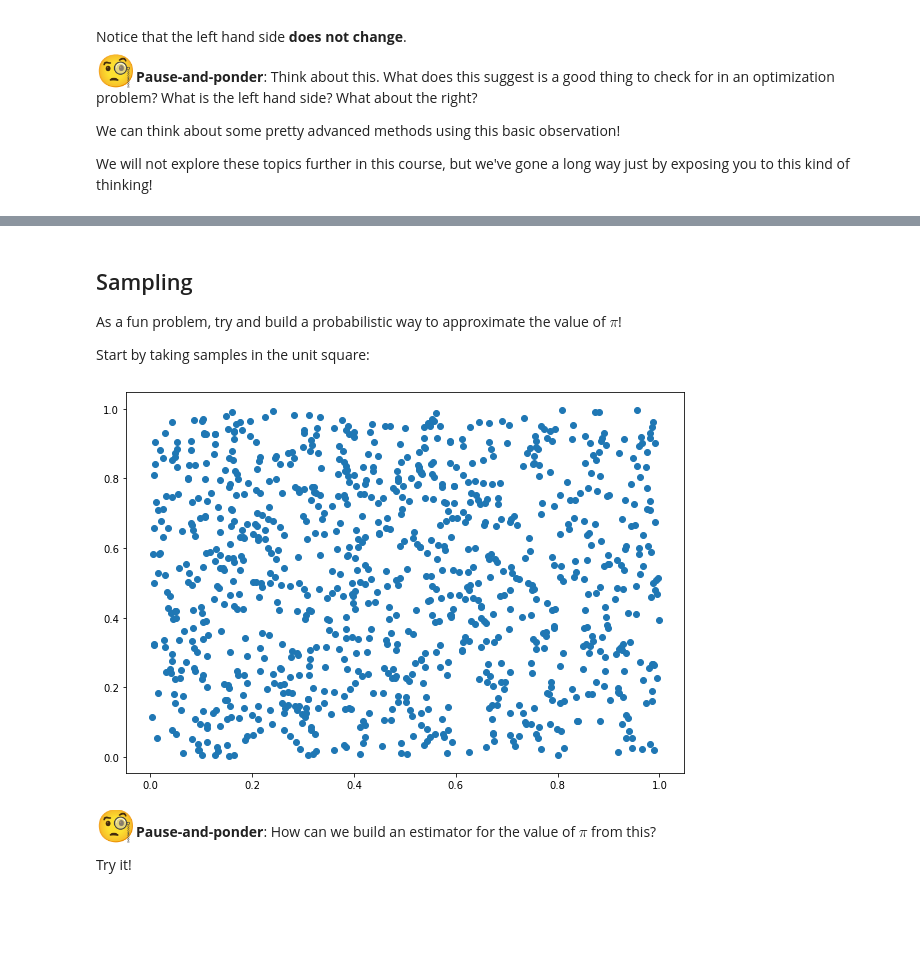
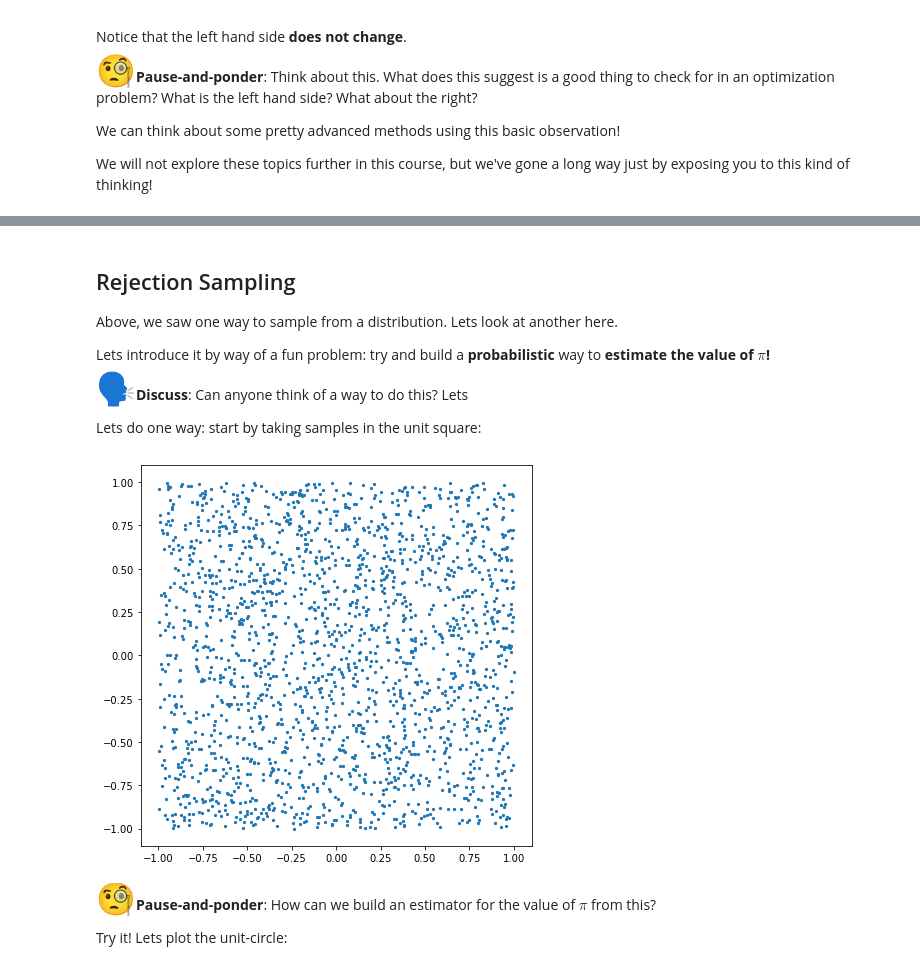
Before and after one commit to diego898/ds5440-fall-2020, a Jupyter notebook: nbs/Prob-Review.ipynb, the cells around one changed output, grey strips where cells are left out. Saved outputs shown, nothing was run; the diff lists cells and outputs as text; code cells hidden in the pictures; blank space fills up the shorter version.

```diff
--- a/nbs/Prob-Review.ipynb
+++ b/nbs/Prob-Review.ipynb
@@ -566,15 +649,26 @@ We will not explore these topics further in this course, but we've gone a long w
 # %% [markdown]
-## Sampling
+## Rejection Sampling
 
-As a fun problem, try and build a probabilistic way to approximate the value of $\pi$!
+Above, we saw one way to sample from a distribution. Lets look at another here.
 
-Start by taking samples in the unit square:
+Lets introduce it by way of a fun problem: try and build a **probabilistic** way to **estimate the value of $\pi$!**
+
+
+<div class="info">
+
+<font size="7">🗣</font>**Discuss**: Can anyone think of a way to do this? Lets
+
+</div>
+
+
+Lets do one way: start by taking samples in the unit square:
 # %%
-samples = np.random.rand(1000,2)
-plt.figure(figsize=(10,7))
-plt.scatter(samples[:,0],samples[:,1]);
+samples = # EDIT HERE
+
+plt.figure(figsize=(7,7))
+plt.scatter(samples[:,0],samples[:,1],s=5);
 # %% [output]
-[figure, old version]
+[figure, new version]
 # %% [markdown]
 <div class="info">
 
@@ -582,4 +676,4 @@ plt.scatter(samples[:,0],samples[:,1]);
 
 </div>
 
-Try it!
+Try it! Lets plot the unit-circle:
```
Also changed, not shown: parts of 33 cells of this notebook.
